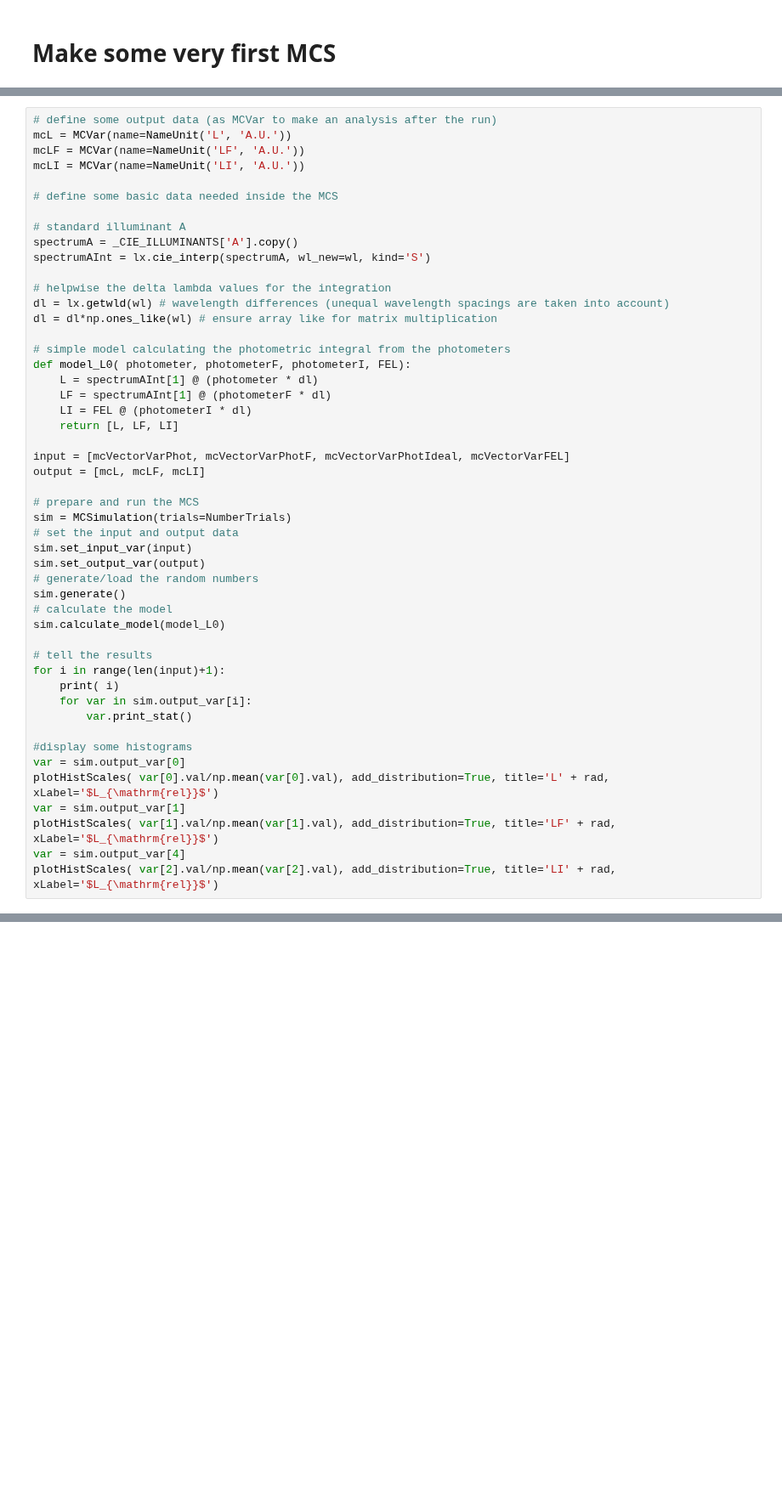
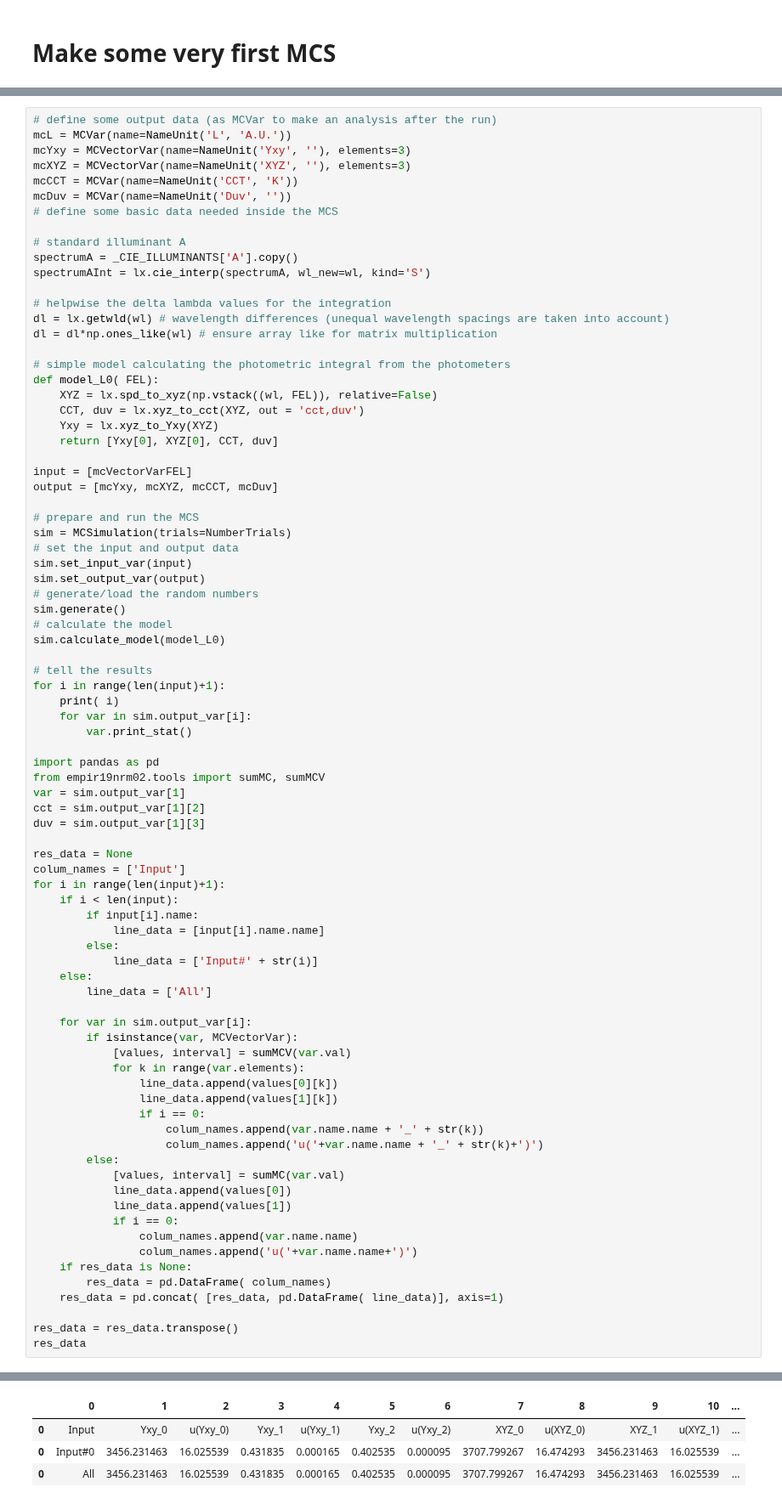
Before and after one commit to empir19nrm02/empir19nrm02, a Jupyter notebook: empir19nrm02/Jupyter/MCSim_PTBTest.ipynb, the cells around one changed output, grey strips where cells are left out. Shown at 85% size. Drawn from its saved outputs; the diff is of its cells as text; blank space fills up the shorter version.

Commit message:
Changes for the principal modelling

```diff
--- a/empir19nrm02/Jupyter/MCSim_PTBTest.ipynb
+++ b/empir19nrm02/Jupyter/MCSim_PTBTest.ipynb
@@ -234,9 +255,10 @@ mcVectorVarPhotIdeal.set_vector_param(v_mean=ideal_detector[1])
 # %%
 # define some output data (as MCVar to make an analysis after the run)
 mcL = MCVar(name=NameUnit('L', 'A.U.'))
-mcLF = MCVar(name=NameUnit('LF', 'A.U.'))
-mcLI = MCVar(name=NameUnit('LI', 'A.U.'))
-
+mcYxy = MCVectorVar(name=NameUnit('Yxy', ''), elements=3)
+mcXYZ = MCVectorVar(name=NameUnit('XYZ', ''), elements=3)
+mcCCT = MCVar(name=NameUnit('CCT', 'K'))
+mcDuv = MCVar(name=NameUnit('Duv', ''))
 # define some basic data needed inside the MCS
 
 # standard illuminant A
@@ -248,14 +270,14 @@ dl = lx.getwld(wl) # wavelength differences (unequal wavelength spacings are tak
 dl = dl*np.ones_like(wl) # ensure array like for matrix multiplication
 
 # simple model calculating the photometric integral from the photometers
-def model_L0( photometer, photometerF, photometerI, FEL):
-    L = spectrumAInt[1] @ (photometer * dl)
-    LF = spectrumAInt[1] @ (photometerF * dl)
-    LI = FEL @ (photometerI * dl)
-    return [L, LF, LI]
+def model_L0( FEL):
+    XYZ = lx.spd_to_xyz(np.vstack((wl, FEL)), relative=False)
+    CCT, duv = lx.xyz_to_cct(XYZ, out = 'cct,duv')
+    Yxy = lx.xyz_to_Yxy(XYZ)
+    return [Yxy[0], XYZ[0], CCT, duv]
 
-input = [mcVectorVarPhot, mcVectorVarPhotF, mcVectorVarPhotIdeal, mcVectorVarFEL]
-output = [mcL, mcLF, mcLI]
+input = [mcVectorVarFEL]
+output = [mcYxy, mcXYZ, mcCCT, mcDuv]
 
 # prepare and run the MCS
 sim = MCSimulation(trials=NumberTrials)
@@ -273,13 +295,45 @@ for i in range(len(input)+1):
     for var in sim.output_var[i]:
         var.print_stat()
 
-#display some histograms
-var = sim.output_var[0]
-plotHistScales( var[0].val/np.mean(var[0].val), add_distribution=True, title='L' + rad, xLabel='$L_{\mathrm{rel}}$')
+import pandas as pd
+from empir19nrm02.tools import sumMC, sumMCV
 var = sim.output_var[1]
-plotHistScales( var[1].val/np.mean(var[1].val), add_distribution=True, title='LF' + rad, xLabel='$L_{\mathrm{rel}}$')
-var = sim.output_var[4]
-plotHistScales( var[2].val/np.mean(var[2].val), add_distribution=True, title='LI' + rad, xLabel='$L_{\mathrm{rel}}$')
+cct = sim.output_var[1][2]
+duv = sim.output_var[1][3]
+
+res_data = None
+colum_names = ['Input']
+for i in range(len(input)+1):
+    if i < len(input):
+        if input[i].name:
+            line_data = [input[i].name.name]
+        else:
+            line_data = ['Input#' + str(i)]
+    else:
+        line_data = ['All']
+
+    for var in sim.output_var[i]:
+        if isinstance(var, MCVectorVar):
+            [values, interval] = sumMCV(var.val)
+            for k in range(var.elements):
+                line_data.append(values[0][k])
+                line_data.append(values[1][k])
+                if i == 0:
+                    colum_names.append(var.name.name + '_' + str(k))
+                    colum_names.append('u('+var.name.name + '_' + str(k)+')')
+        else:
+            [values, interval] = sumMC(var.val)
+            line_data.append(values[0])
+            line_data.append(values[1])
+            if i == 0:
+                colum_names.append(var.name.name)
+                colum_names.append('u('+var.name.name+')')
+    if res_data is None:
+        res_data = pd.DataFrame( colum_names)
+    res_data = pd.concat( [res_data, pd.DataFrame( line_data)], axis=1)
+
+res_data = res_data.transpose()
+res_data
 # %% [output]
 Generate:
 <empir19nrm02.MC.MCSim.MCVectorVar object at 0x...>
@@ -303,0 +358,4 @@ Value= [1.0, 0.00459024079684628] Inteval(95%)= 0.018048015215639368
+|  | 0 | 1 | 2 | 3 | 4 | 5 | 6 | 7 | 8 | 9 | 10 | ... |
+| 0 | Input | Yxy_0 | u(Yxy_0) | Yxy_1 | u(Yxy_1) | Yxy_2 | u(Yxy_2) | XYZ_0 | u(XYZ_0) | XYZ_1 | u(XYZ_1) | ... |
+| 0 | Input#0 | 3456.231463 | 16.025539 | 0.431835 | 0.000165 | 0.402535 | 0.000095 | 3707.799267 | 16.474293 | 3456.231463 | 16.025539 | ... |
+| 0 | All | 3456.231463 | 16.025539 | 0.431835 | 0.000165 | 0.402535 | 0.000095 | 3707.799267 | 16.474293 | 3456.231463 | 16.025539 | ... |
```
Also changed, not shown: parts of 12 cells of this notebook, 7 other files.
